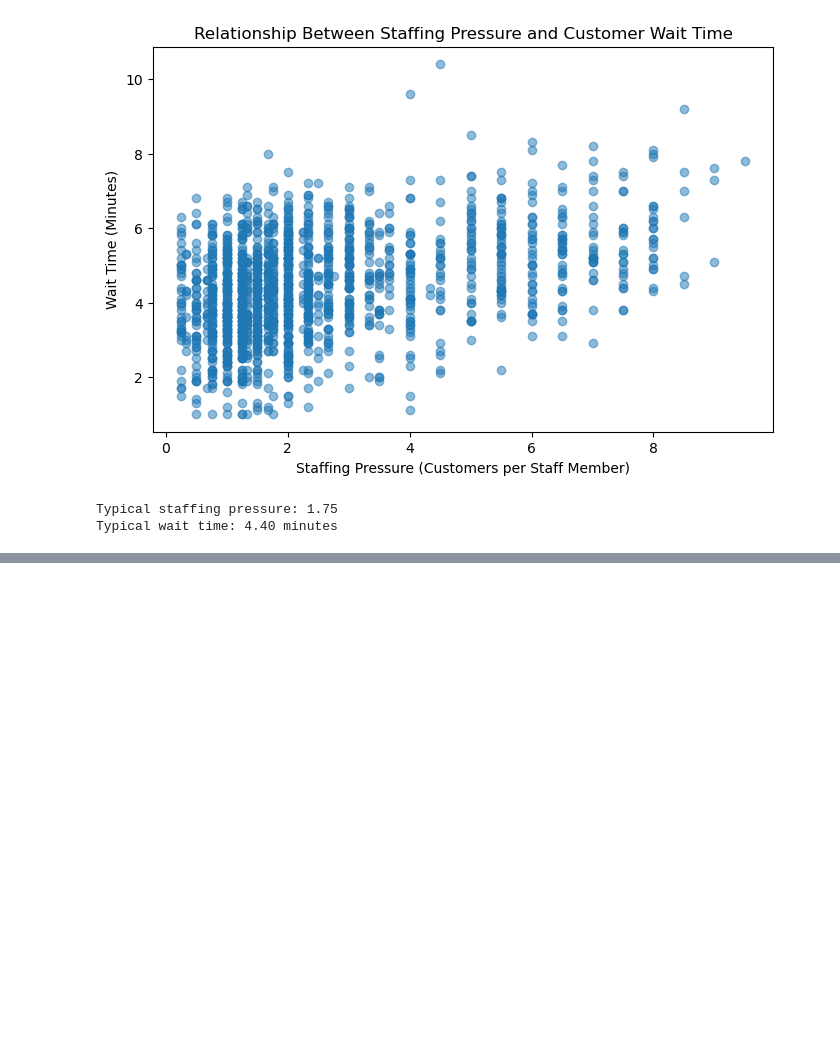
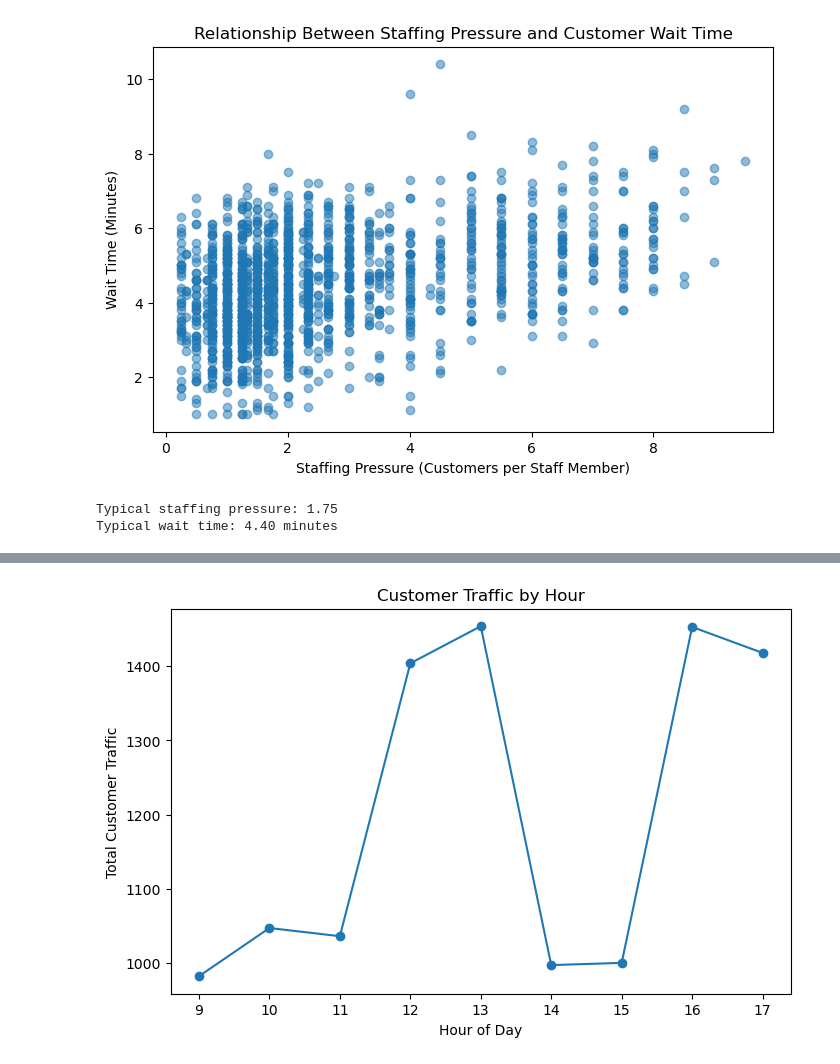
Before and after one commit to BhargaviKAN/storepilot, a Jupyter notebook: 01_data_quality_analysis.ipynb, the cells around one changed output, grey strips where cells are left out. Saved outputs shown, nothing was run; the diff lists cells and outputs as text; code cells hidden in the pictures; blank space fills up the shorter version.

Commit message:
Analyse hourly customer demand and staffing patterns

```diff
--- a/01_data_quality_analysis.ipynb
+++ b/01_data_quality_analysis.ipynb
@@ -299,0 +304,8 @@ Typical wait time: 4.40 minutes
+# %%
+hourly_traffic = (
+    df.groupby("hour")["customer_traffic"]
+    .sum()
+    .reset_index()
+)
+
+hourly_traffic
@@ -299,0 +323,19 @@ Typical wait time: 4.40 minutes
+# %%
+import matplotlib.pyplot as plt
+
+plt.figure(figsize=(8, 5))
+
+plt.plot(
+    hourly_traffic["hour"],
+    hourly_traffic["customer_traffic"],
+    marker="o"
+)
+
+plt.title("Customer Traffic by Hour")
+plt.xlabel("Hour of Day")
+plt.ylabel("Total Customer Traffic")
+plt.xticks(hourly_traffic["hour"])
+
+plt.show()
+# %% [output]
+[figure, added]
```
Also changed, not shown: parts of 6 cells of this notebook.
